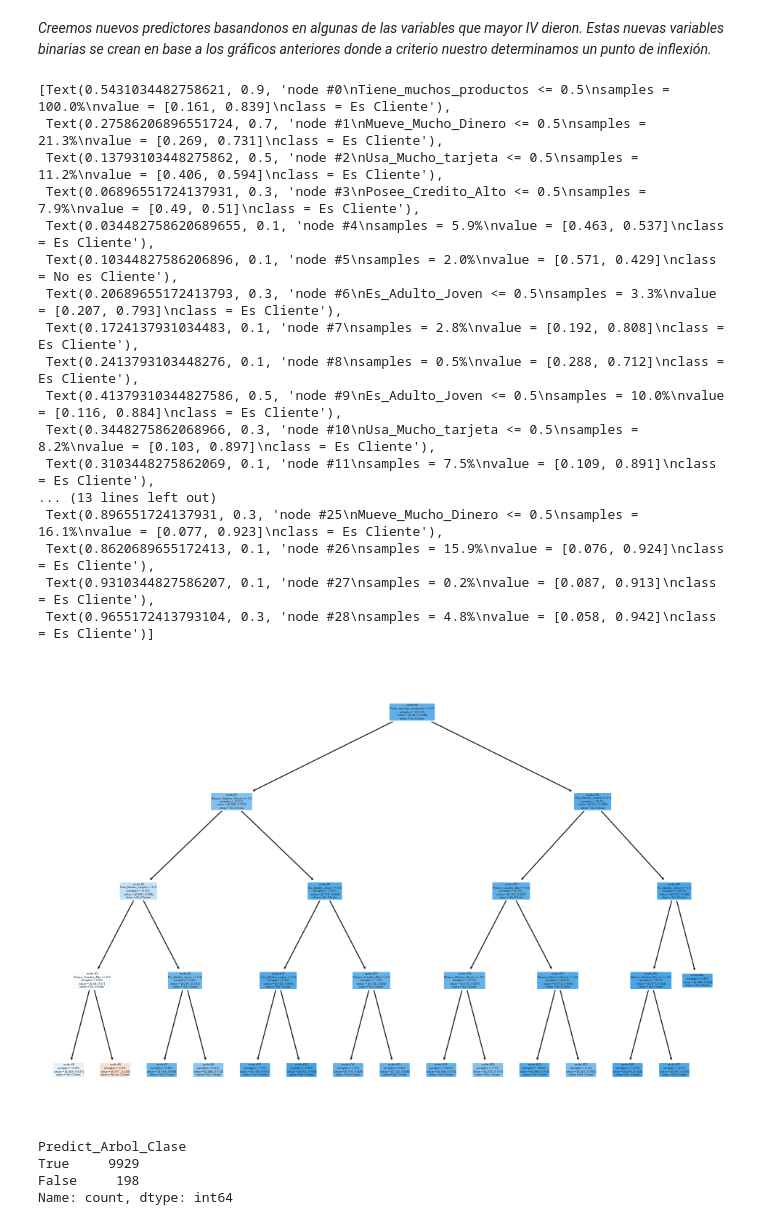
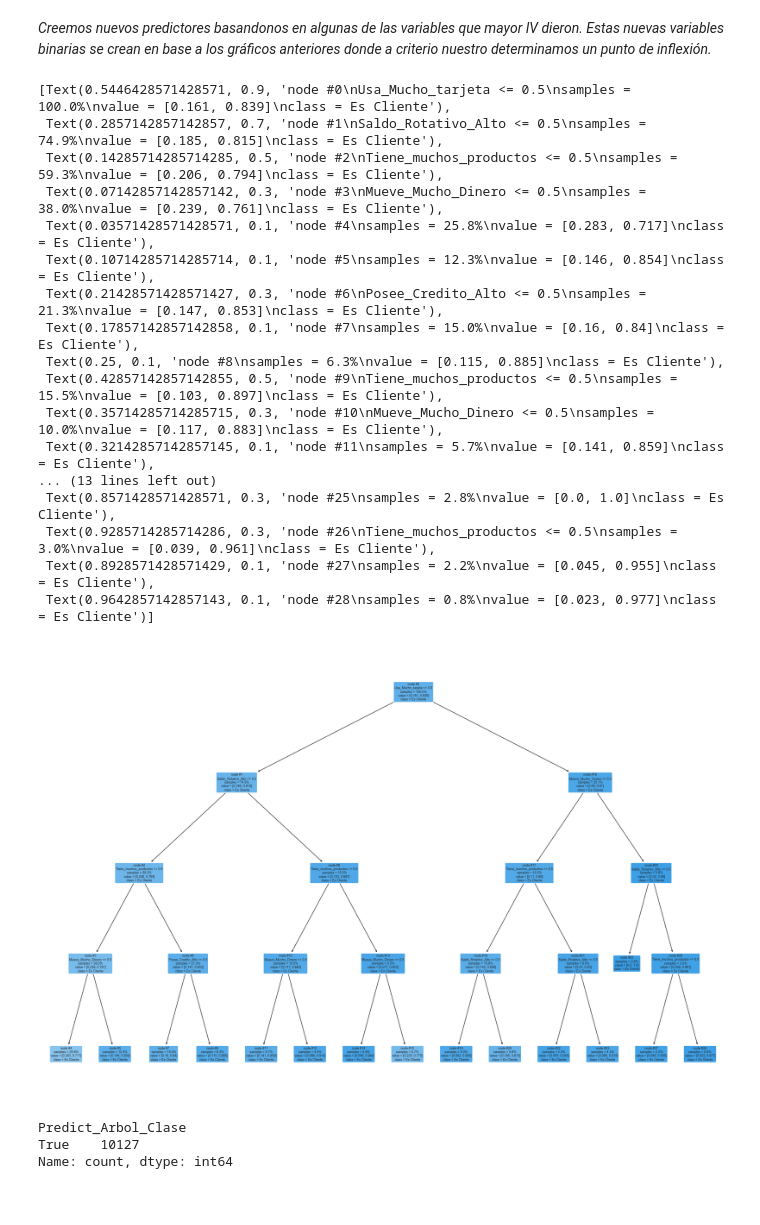
Before and after one commit to ApocalypseScrambler/datascience2, a Jupyter notebook: Data_StoryTelling - Reyes Luis - 46270.ipynb, the cells around one changed output. Saved outputs shown, nothing was run; the diff lists cells and outputs as text; code cells hidden in the pictures.

```diff
--- a/Data_StoryTelling - Reyes Luis - 46270.ipynb
+++ b/Data_StoryTelling - Reyes Luis - 46270.ipynb
@@ -649,6 +640,7 @@ Attrition_Flag_map = {
 }
 
 df.loc[:, 'Attrition_Flag'] = df['Attrition_Flag'].map(Attrition_Flag_map)
+df['Attrition_Flag'] = df['Attrition_Flag'].astype(int)
 # %% [markdown]
 *El objetivo de este análisis es identificar los patrones más efectivos para distinguir entre los clientes que permanecen y los que dejan de serlo.*
 
@@ -766,14 +758,16 @@ iv_results_df
 # %%
 # Genero predictores a usar
 df['Es_Cliente'] = df['Attrition_Flag'] == 1
-df['Es_Adulto_Joven'] = df['Customer_Age'] < 40
-df['Tiene_muchos_productos'] = df['Total_Relationship_Count'] > 2
-df['Usa_Mucho_tarjeta'] = df['Avg_Utilization_Ratio'] > 0.5
-df['Mueve_Mucho_Dinero'] = df['Total_Trans_Amt'] > 6000
-df['Posee_Credito_Alto'] = df['Credit_Limit'] > 10000
+df['Es_Adulto_Joven'] = df['Customer_Age'] < 45
+df['Tiene_muchos_productos'] = df['Total_Relationship_Count'] > 4
+df['Usa_Mucho_tarjeta'] = df['Avg_Utilization_Ratio'] > 0.50
+df['Tiene_Cartera_Credito_Alto'] = df['Avg_Open_To_Buy'] > 9900
+df['Mueve_Mucho_Dinero'] = df['Total_Trans_Amt'] > 4700
+df['Posee_Credito_Alto'] = df['Credit_Limit'] > 11000
+df['Saldo_Rotativo_Alto'] = df['Total_Revolving_Bal'] > 1700
 
 # Los enlisto:
-lista_predictores = ['Es_Adulto_Joven','Tiene_muchos_productos','Usa_Mucho_tarjeta','Mueve_Mucho_Dinero','Posee_Credito_Alto']
+lista_predictores = ['Es_Adulto_Joven','Tiene_muchos_productos','Usa_Mucho_tarjeta','Mueve_Mucho_Dinero','Posee_Credito_Alto','Tiene_Cartera_Credito_Alto','Saldo_Rotativo_Alto']
 
 # Los transformo en matriz:
 X = df[lista_predictores].values
@@ -791,34 +785,34 @@ clf = DecisionTreeClassifier(random_state = 1234, # Semilla aleatoria
 clf.feature_names = lista_predictores
 model = clf.fit(X, y)
 # %%
-plt.figure(figsize=(12, 8))
+plt.figure(figsize=(24, 16))
 plot_tree(clf,
           filled = True,
           rounded = True,
           class_names = ['No es Cliente','Es Cliente'],
           feature_names = lista_predictores,
           impurity = False,
           proportion = True,
           node_ids = True)
 # %% [output]
-[Text(0.5431034482758621, 0.9, 'node #0\nTiene_muchos_productos <= 0.5\nsamples = 100.0%\nvalue = [0.161, 0.839]\nclass = Es Cliente'),
- Text(0.27586206896551724, 0.7, 'node #1\nMueve_Mucho_Dinero <= 0.5\nsamples = 21.3%\nvalue = [0.269, 0.731]\nclass = Es Cliente'),
- Text(0.13793103448275862, 0.5, 'node #2\nUsa_Mucho_tarjeta <= 0.5\nsamples = 11.2%\nvalue = [0.406, 0.594]\nclass = Es Cliente'),
- Text(0.06896551724137931, 0.3, 'node #3\nPosee_Credito_Alto <= 0.5\nsamples = 7.9%\nvalue = [0.49, 0.51]\nclass = Es Cliente'),
- Text(0.034482758620689655, 0.1, 'node #4\nsamples = 5.9%\nvalue = [0.463, 0.537]\nclass = Es Cliente'),
- Text(0.10344827586206896, 0.1, 'node #5\nsamples = 2.0%\nvalue = [0.571, 0.429]\nclass = No es Cliente'),
- Text(0.20689655172413793, 0.3, 'node #6\nEs_Adulto_Joven <= 0.5\nsamples = 3.3%\nvalue = [0.207, 0.793]\nclass = Es Cliente'),
- Text(0.1724137931034483, 0.1, 'node #7\nsamples = 2.8%\nvalue = [0.192, 0.808]\nclass = Es Cliente'),
- Text(0.2413793103448276, 0.1, 'node #8\nsamples = 0.5%\nvalue = [0.288, 0.712]\nclass = Es Cliente'),
- Text(0.41379310344827586, 0.5, 'node #9\nEs_Adulto_Joven <= 0.5\nsamples = 10.0%\nvalue = [0.116, 0.884]\nclass = Es Cliente'),
- Text(0.3448275862068966, 0.3, 'node #10\nUsa_Mucho_tarjeta <= 0.5\nsamples = 8.2%\nvalue = [0.103, 0.897]\nclass = Es Cliente'),
- Text(0.3103448275862069, 0.1, 'node #11\nsamples = 7.5%\nvalue = [0.109, 0.891]\nclass = Es Cliente'),
+[Text(0.5446428571428571, 0.9, 'node #0\nUsa_Mucho_tarjeta <= 0.5\nsamples = 100.0%\nvalue = [0.161, 0.839]\nclass = Es Cliente'),
+ Text(0.2857142857142857, 0.7, 'node #1\nSaldo_Rotativo_Alto <= 0.5\nsamples = 74.9%\nvalue = [0.185, 0.815]\nclass = Es Cliente'),
+ Text(0.14285714285714285, 0.5, 'node #2\nTiene_muchos_productos <= 0.5\nsamples = 59.3%\nvalue = [0.206, 0.794]\nclass = Es Cliente'),
+ Text(0.07142857142857142, 0.3, 'node #3\nMueve_Mucho_Dinero <= 0.5\nsamples = 38.0%\nvalue = [0.239, 0.761]\nclass = Es Cliente'),
+ Text(0.03571428571428571, 0.1, 'node #4\nsamples = 25.8%\nvalue = [0.283, 0.717]\nclass = Es Cliente'),
+ Text(0.10714285714285714, 0.1, 'node #5\nsamples = 12.3%\nvalue = [0.146, 0.854]\nclass = Es Cliente'),
+ Text(0.21428571428571427, 0.3, 'node #6\nPosee_Credito_Alto <= 0.5\nsamples = 21.3%\nvalue = [0.147, 0.853]\nclass = Es Cliente'),
+ Text(0.17857142857142858, 0.1, 'node #7\nsamples = 15.0%\nvalue = [0.16, 0.84]\nclass = Es Cliente'),
+ Text(0.25, 0.1, 'node #8\nsamples = 6.3%\nvalue = [0.115, 0.885]\nclass = Es Cliente'),
+ Text(0.42857142857142855, 0.5, 'node #9\nTiene_muchos_productos <= 0.5\nsamples = 15.5%\nvalue = [0.103, 0.897]\nclass = Es Cliente'),
+ Text(0.35714285714285715, 0.3, 'node #10\nMueve_Mucho_Dinero <= 0.5\nsamples = 10.0%\nvalue = [0.117, 0.883]\nclass = Es Cliente'),
+ Text(0.32142857142857145, 0.1, 'node #11\nsamples = 5.7%\nvalue = [0.141, 0.859]\nclass = Es Cliente'),
 ... (13 lines left out)
- Text(0.896551724137931, 0.3, 'node #25\nMueve_Mucho_Dinero <= 0.5\nsamples = 16.1%\nvalue = [0.077, 0.923]\nclass = Es Cliente'),
- Text(0.8620689655172413, 0.1, 'node #26\nsamples = 15.9%\nvalue = [0.076, 0.924]\nclass = Es Cliente'),
- Text(0.9310344827586207, 0.1, 'node #27\nsamples = 0.2%\nvalue = [0.087, 0.913]\nclass = Es Cliente'),
- Text(0.9655172413793104, 0.3, 'node #28\nsamples = 4.8%\nvalue = [0.058, 0.942]\nclass = Es Cliente')]
+ Text(0.8571428571428571, 0.3, 'node #25\nsamples = 2.8%\nvalue = [0.0, 1.0]\nclass = Es Cliente'),
+ Text(0.9285714285714286, 0.3, 'node #26\nTiene_muchos_productos <= 0.5\nsamples = 3.0%\nvalue = [0.039, 0.961]\nclass = Es Cliente'),
+ Text(0.8928571428571429, 0.1, 'node #27\nsamples = 2.2%\nvalue = [0.045, 0.955]\nclass = Es Cliente'),
+ Text(0.9642857142857143, 0.1, 'node #28\nsamples = 0.8%\nvalue = [0.023, 0.977]\nclass = Es Cliente')]
-[figure, old version]
+[figure, new version]
 # %%
 # Genero predicciones
 df['Predict_Arbol_Clase'] = clf.predict(df[lista_predictores])
@@ -827,8 +821,7 @@ df['Predict_Arbol_Nodo'] = clf.apply(df[lista_predictores])
 df['Predict_Arbol_Clase'].value_counts()
 # %% [output]
 Predict_Arbol_Clase
-True     9929
-False     198
+True    10127
 Name: count, dtype: int64
 # %%
 df['Predict_Arbol_Nodo'].value_counts()
```
Also changed, not shown: parts of 13 cells of this notebook.
